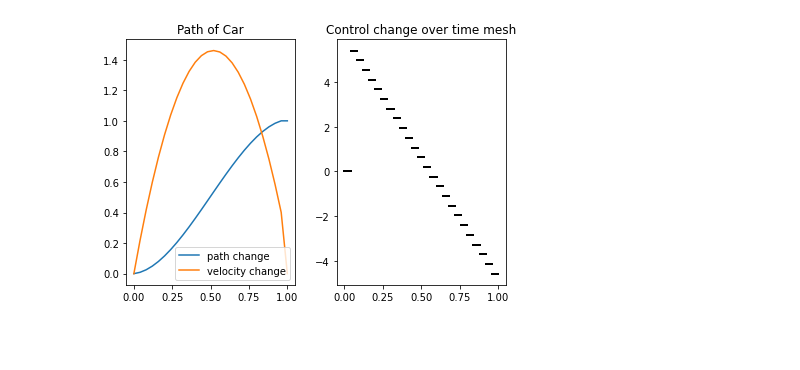
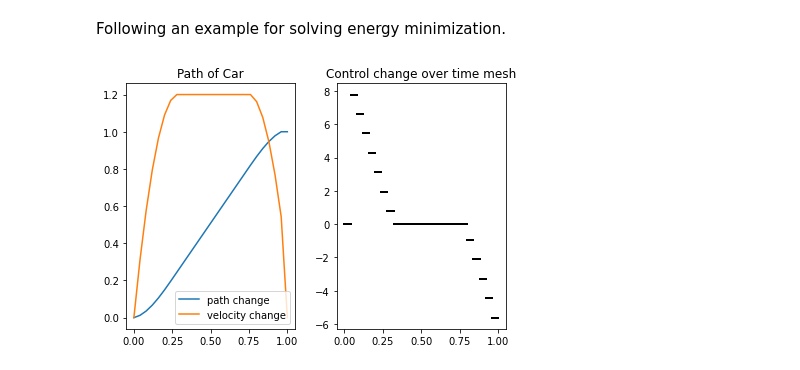
Before and after one commit to jeanc413/differential_equations_models, a Jupyter notebook: pyomo_projects/Rocketcar.ipynb, the cells around one changed output. Cells and saved outputs as stored; diff of their text form; code cells hidden in the pictures; blank space fills up the shorter version.

Commit message:
Modified simulations
Added Rocket Car Time
Modified Rocker Car models names
Modified Brachistochrone parameters

```diff
--- a/pyomo_projects/Rocketcar.ipynb
+++ b/pyomo_projects/Rocketcar.ipynb
@@ -26,69 +44,80 @@ import numpy as np
 import pyomo.environ as env
 import pyomo.dae as dae
 import plotly.express as px
+# %% [markdown]
+Following an example for solving energy minimization.
 # %%
 # Initialize general tuning variables
 t_f = 1
 control = 15
 distance = 1
+velocity_max = 1.2 # when no max velocity bound is required, set this to np.inf
 
 # Initialize model object
-Rocket = env.ConcreteModel()
+rocket_energy = env.ConcreteModel()
 
 # Initialize time variable
-# Rocket.tf = env.Var(domain=env.NonNegativeReals)
-Rocket.t = dae.ContinuousSet(bounds=(0, t_f))
+# rocket_energy.tf = env.Var(domain=env.NonNegativeReals)
+rocket_energy.t = dae.ContinuousSet(bounds=(0, t_f))
 
 # Define control
-Rocket.u = env.Var(Rocket.t, bounds=(-control, control))
+rocket_energy.u = env.Var(rocket_energy.t, bounds=(-control, control))
 
 
 # Define dependent variables
-Rocket.x = env.Var(Rocket.t)
-Rocket.v = env.Var(Rocket.t)
+rocket_energy.x = env.Var(rocket_energy.t)
+rocket_energy.v = env.Var(rocket_energy.t, bounds=(0, velocity_max))
 
 # Define derivatives
-Rocket.x_dot = dae.DerivativeVar(Rocket.x)
-Rocket.v_dot = dae.DerivativeVar(Rocket.v)
+rocket_energy.x_dot = dae.DerivativeVar(rocket_energy.x)
+rocket_energy.v_dot = dae.DerivativeVar(rocket_energy.v)
 
 # Define ODE constraints
-Rocket.ode_x = env.Constraint(Rocket.t, rule=lambda m, t: m.x_dot[t] == m.v[t])
-Rocket.ode_v = env.Constraint(Rocket.t, rule=lambda m, t: m.v_dot[t] == m.u[t])
+rocket_energy.ode_x = env.Constraint(rocket_energy.t, rule=lambda m, t: m.x_dot[t] == m.v[t])
+rocket_energy.ode_v = env.Constraint(rocket_energy.t, rule=lambda m, t: m.v_dot[t] == m.u[t])
 
 # Set initial and final conditions
-Rocket.bounds = env.ConstraintList()
-Rocket.bounds.add(Rocket.x[0] == 0)
-Rocket.bounds.add(Rocket.v[0] == 0)
-# Rocket.bounds.add(Rocket.u[0] == 1)
-Rocket.bounds.add(Rocket.x[t_f] == distance)
-Rocket.bounds.add(Rocket.v[t_f] == 0)
+rocket_energy.bounds = env.ConstraintList()
+rocket_energy.bounds.add(rocket_energy.x[0] == 0)
+rocket_energy.bounds.add(rocket_energy.v[0] == 0)
+rocket_energy.bounds.add(rocket_energy.x[t_f] == distance)
+rocket_energy.bounds.add(rocket_energy.v[t_f] == 0)
 
 # Define model objective
-Rocket.Integral = dae.Integral(Rocket.t, wrt=Rocket.t, rule=lambda m, t: 0.5*(m.u[t]**2))
-Rocket.objective = env.Objective(expr=Rocket.Integral)
+rocket_energy.Integral = dae.Integral(rocket_energy.t, wrt=rocket_energy.t, rule=lambda m, t: 0.5*(m.u[t]**2))
+rocket_energy.objective = env.Objective(expr=rocket_energy.Integral)
 
 # %% Solve system
-env.TransformationFactory('dae.finite_difference').apply_to(Rocket, wrt=Rocket.t, nfe=25)
-env.SolverFactory('ipopt').solve(Rocket)
+env.TransformationFactory('dae.finite_difference').apply_to(rocket_energy, wrt=rocket_energy.t, nfe=25)
+env.SolverFactory('ipopt').solve(rocket_energy)
 
 # %% Plotting results
-time = np.array([t for t in Rocket.t])
-x = np.array([Rocket.x[t]() for t in Rocket.t])
-v = np.array([Rocket.v[t]() for t in Rocket.t])
-u = np.array([Rocket.u[t]() for t in Rocket.t])
+time = np.array([t for t in rocket_energy.t])
+x = np.array([rocket_energy.x[t]() for t in rocket_energy.t])
+v = np.array([rocket_energy.v[t]() for t in rocket_energy.t])
+u = np.array([rocket_energy.u[t]() for t in rocket_energy.t])
+text_display = np.array([str(round(rocket_energy.u[t](), 2))+"m/s "+
+                         str(round(rocket_energy.u[t](), 2))+"m/s^2"
+                         for t in rocket_energy.t])
+solution_rocket_energy = pd.DataFrame(data={'time': time,
+                                            'position': x,
+                                            'y': np.zeros(x.__len__()),
+                                            'velocity': v,
+                                            'control': u,
+                                            'text': text_display})
 
 fig, axes = plt.subplots(nrows=1, ncols=2)
 fig.tight_layout()
 axes[0].plot(time, x, label="path change")
 axes[0].plot(time, v, label="velocity change")
 axes[0].set_title("Path of Car")
 axes[0].legend()
 
 for i in range(np.size(u)-1):
     u_temp = ([u[i], u[i]])
     x_temp = ([time[i], time[i+1]])
     axes[1].plot(x_temp, u_temp, '-', lw=2, color='k')
 axes[1].set_title("Control change over time mesh")
 plt.show()
 # %% [output]
-[figure, old version]
+[figure, new version]
```
Also changed, not shown: parts of 6 cells of this notebook, 1 other file.
